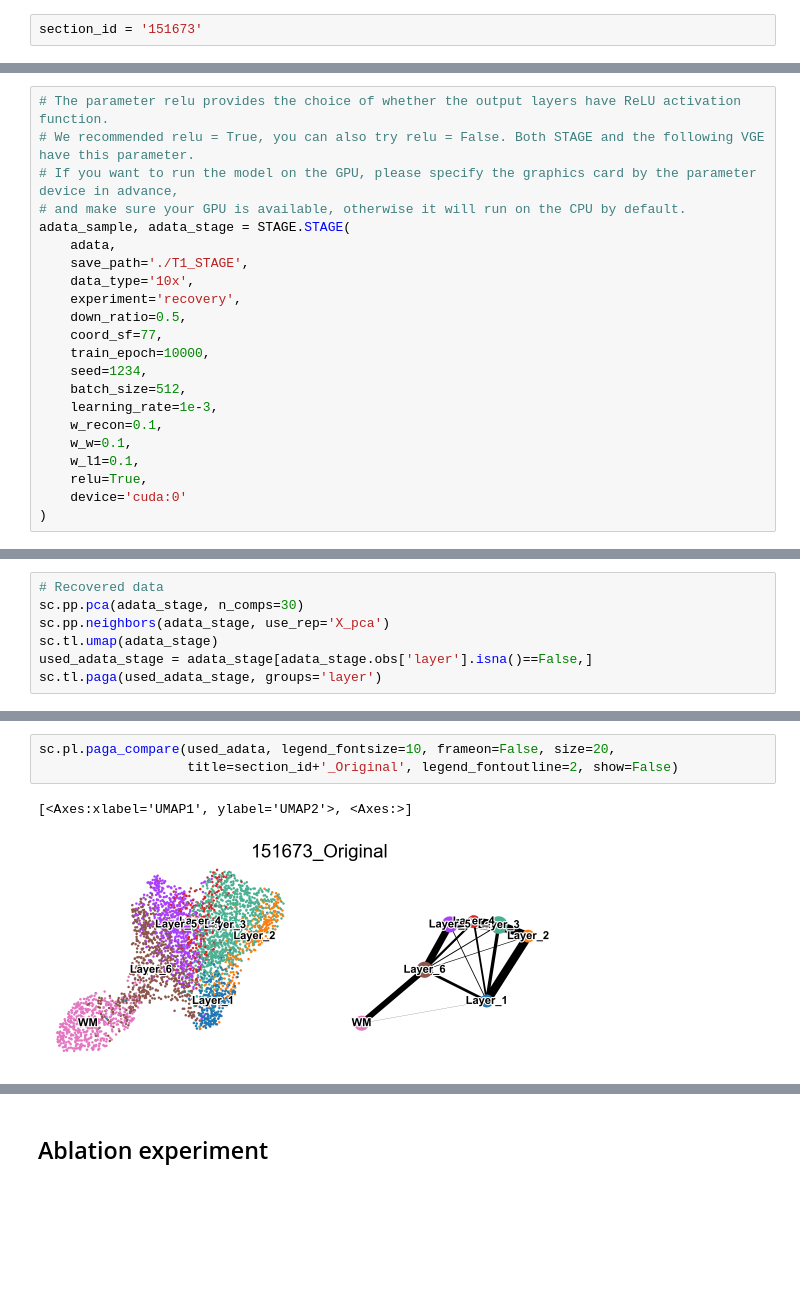
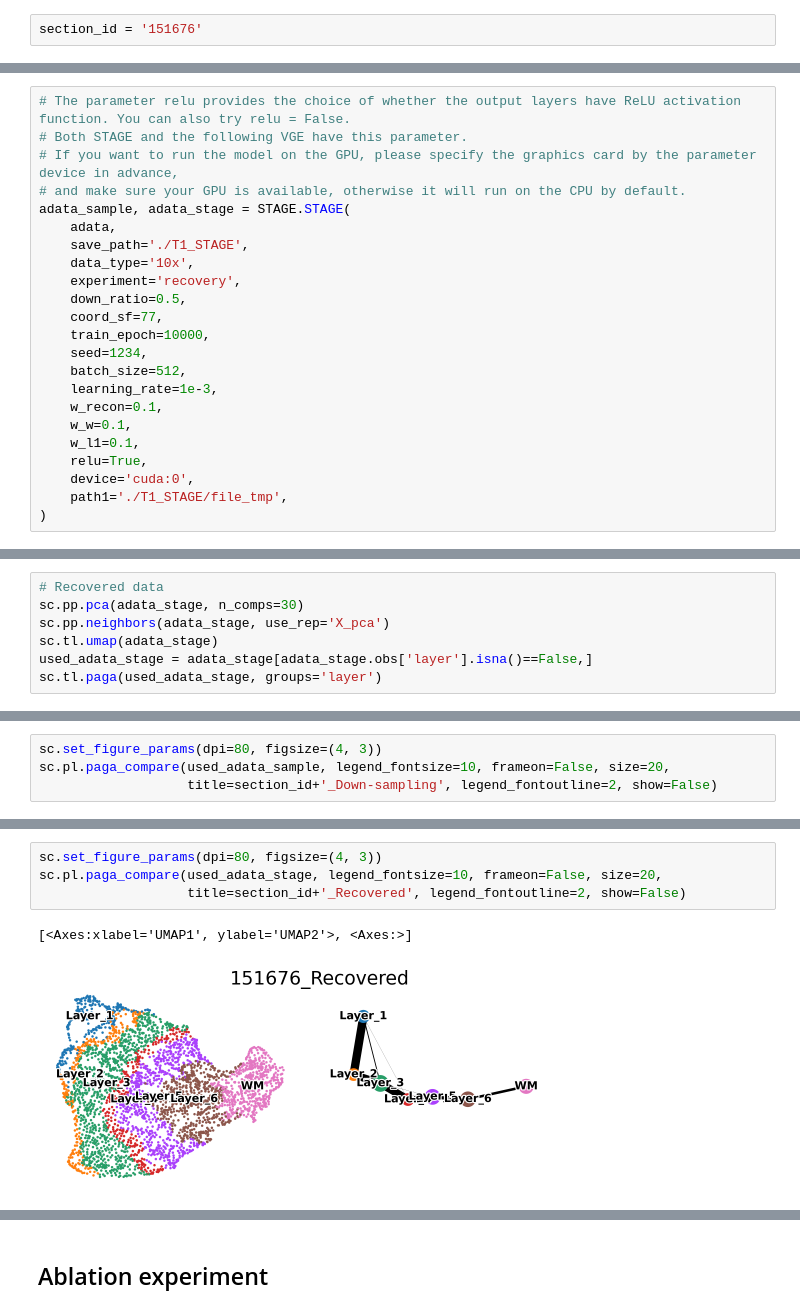
Before and after one commit to zhanglabtools/STAGE, a Jupyter notebook: tutorials/T1_DLPFC_recovery.ipynb, the cells around one changed output, grey strips where cells are left out. Saved outputs shown, nothing was run; the diff lists cells and outputs as text; blank space fills up the shorter version.

```diff
--- a/tutorials/T1_DLPFC_recovery.ipynb
+++ b/tutorials/T1_DLPFC_recovery.ipynb
@@ -17,7 +17,7 @@ import numpy as np
 from scipy.stats import pearsonr
 from tqdm import tqdm
 # %%
-section_id = '151673'
+section_id = '151676'
 # %%
 input_dir = os.path.join('Data/T1', section_id)
 adata = sc.read_visium(path=input_dir, count_file='filtered_feature_bc_matrix.h5')
@@ -47,8 +47,8 @@ sc.pp.log1p(adata)
 # %% [markdown]
 ## Running model
 # %%
-# The parameter relu provides the choice of whether the output layers have ReLU activation function.
-# We recommended relu = True, you can also try relu = False. Both STAGE and the following VGE have this parameter.
+# The parameter relu provides the choice of whether the output layers have ReLU activation function. You can also try relu = False.
+# Both STAGE and the following VGE have this parameter.
 # If you want to run the model on the GPU, please specify the graphics card by the parameter device in advance,
 # and make sure your GPU is available, otherwise it will run on the CPU by default.
 adata_sample, adata_stage = STAGE.STAGE(
@@ -66,7 +66,8 @@ adata_sample, adata_stage = STAGE.STAGE(
     w_w=0.1,
     w_l1=0.1,
     relu=True,
-    device='cuda:0'
+    device='cuda:0',
+    path1='./T1_STAGE/file_tmp',
 )
 # %%
 adata_stage
@@ -129,0 +137,4 @@ sc.set_figure_params(dpi=80, figsize=(4, 3))
+# %%
+sc.set_figure_params(dpi=80, figsize=(4, 3))
+sc.pl.paga_compare(used_adata_sample, legend_fontsize=10, frameon=False, size=20,
+                   title=section_id+'_Down-sampling', legend_fontoutline=2, show=False)
@@ -130,6 +144,7 @@ sc.set_figure_params(dpi=80, figsize=(4, 3))
 # %%
-sc.pl.paga_compare(used_adata, legend_fontsize=10, frameon=False, size=20,
-                   title=section_id+'_Original', legend_fontoutline=2, show=False)
+sc.set_figure_params(dpi=80, figsize=(4, 3))
+sc.pl.paga_compare(used_adata_stage, legend_fontsize=10, frameon=False, size=20,
+                   title=section_id+'_Recovered', legend_fontoutline=2, show=False)
 # %% [output]
 [<Axes:xlabel='UMAP1', ylabel='UMAP2'>, <Axes:>]
-[figure, old version]
+[figure, new version]
```
Also changed, not shown: parts of 15 cells of this notebook.
